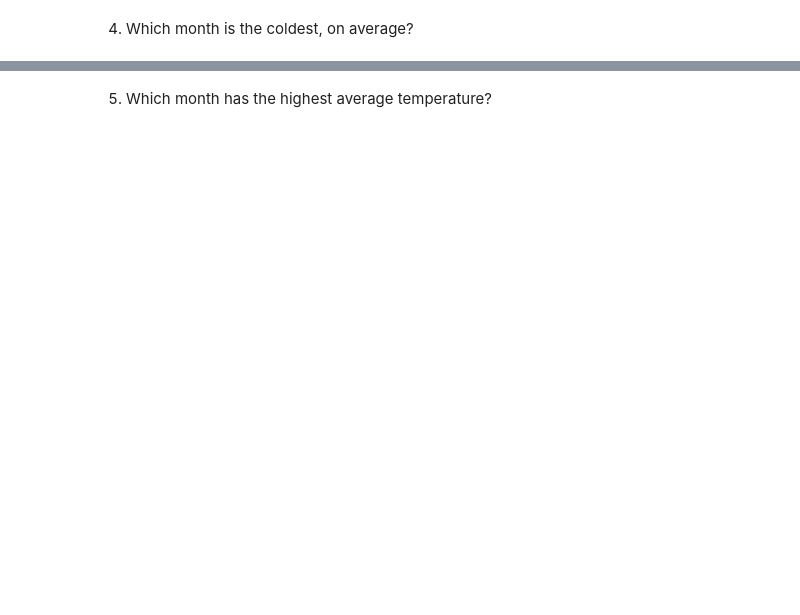
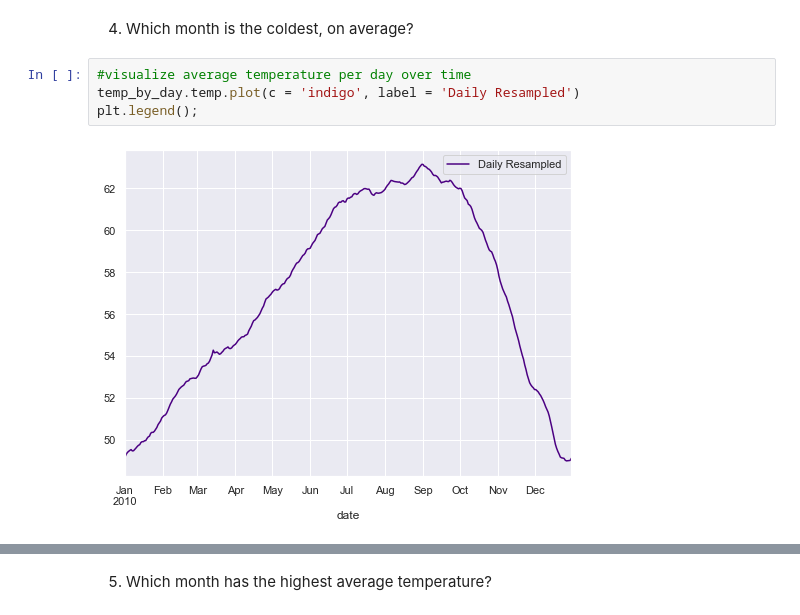
Before and after one commit to masonsherbondy/time-series-exercises, a Jupyter notebook: working_with_time_series_data.ipynb, the cells around one changed output, grey strips where cells are left out. Drawn from its saved outputs; the diff is of its cells as text; blank space fills up the shorter version.

```diff
--- a/working_with_time_series_data.ipynb
+++ b/working_with_time_series_data.ipynb
@@ -135,2 +189,8 @@ plt.legend();
 # %% [markdown]
 4. Which month is the coldest, on average?
+# %%
+#visualize average temperature per day over time
+temp_by_day.temp.plot(c = 'indigo', label = 'Daily Resampled')
+plt.legend();
+# %% [output]
+[figure, added]
```
Also changed, not shown: parts of 40 cells of this notebook.
